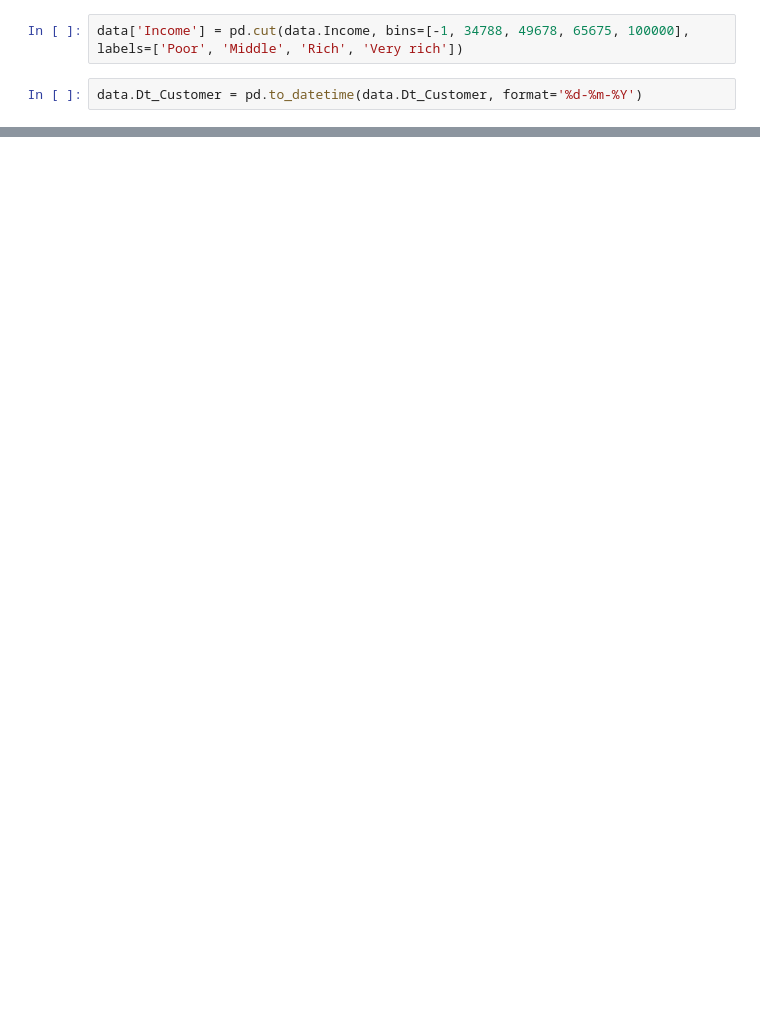
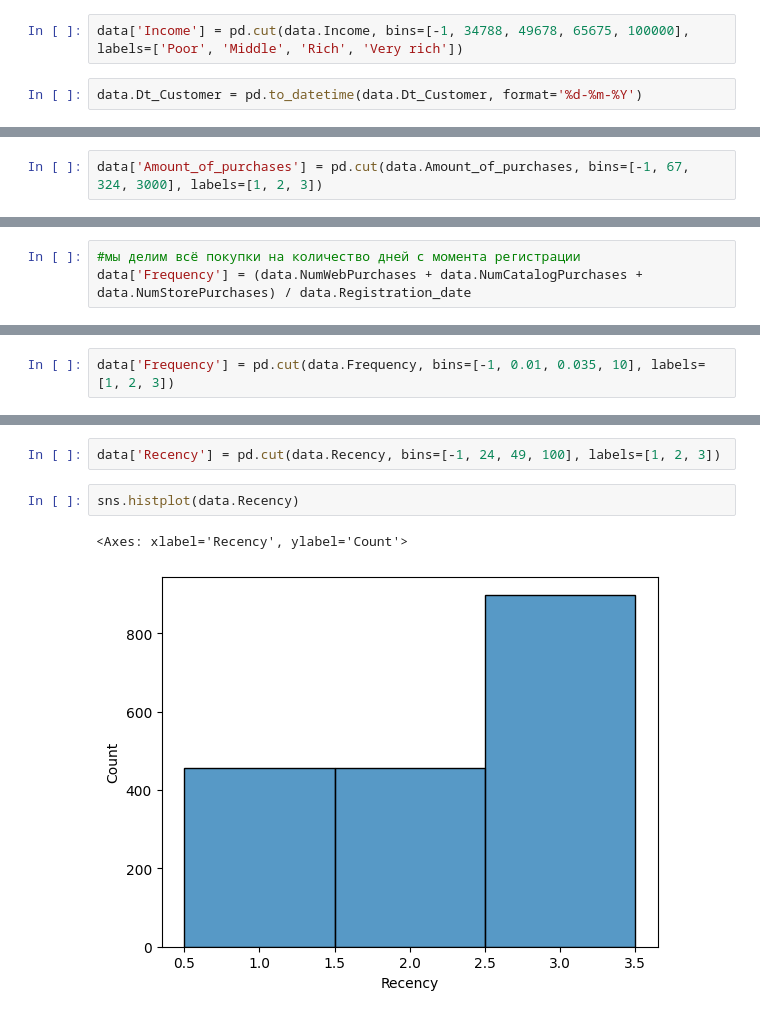
Before and after one commit to he11scream/BA_projects, a Jupyter notebook: marketing_campaign/Marketing_campaign.ipynb, the cells around one changed output, grey strips where cells are left out. Drawn from its saved outputs; the diff is of its cells as text; blank space fills up the shorter version.

```diff
--- a/marketing_campaign/Marketing_campaign.ipynb
+++ b/marketing_campaign/Marketing_campaign.ipynb
@@ -187,0 +175,2 @@ sns.histplot(data.Dt_Customer)
+# %%
+data['Amount_of_purchases'] = pd.cut(data.Amount_of_purchases, bins=[-1, 67, 324, 3000], labels=[1, 2, 3])
@@ -187,0 +182,3 @@ sns.histplot(data.Dt_Customer)
+# %%
+#мы делим всё покупки на количество дней с момента регистрации
+data['Frequency'] = (data.NumWebPurchases + data.NumCatalogPurchases + data.NumStorePurchases) / data.Registration_date
@@ -187,0 +197,2 @@ sns.histplot(data.Dt_Customer)
+# %%
+data['Frequency'] = pd.cut(data.Frequency, bins=[-1, 0.01, 0.035, 10], labels=[1, 2, 3])
@@ -187,0 +216,7 @@ sns.histplot(data.Dt_Customer)
+# %%
+data['Recency'] = pd.cut(data.Recency, bins=[-1, 24, 49, 100], labels=[1, 2, 3])
+# %%
+sns.histplot(data.Recency)
+# %% [output]
+<Axes: xlabel='Recency', ylabel='Count'>
+[figure, added]
```
Also changed, not shown: parts of 76 cells of this notebook.
